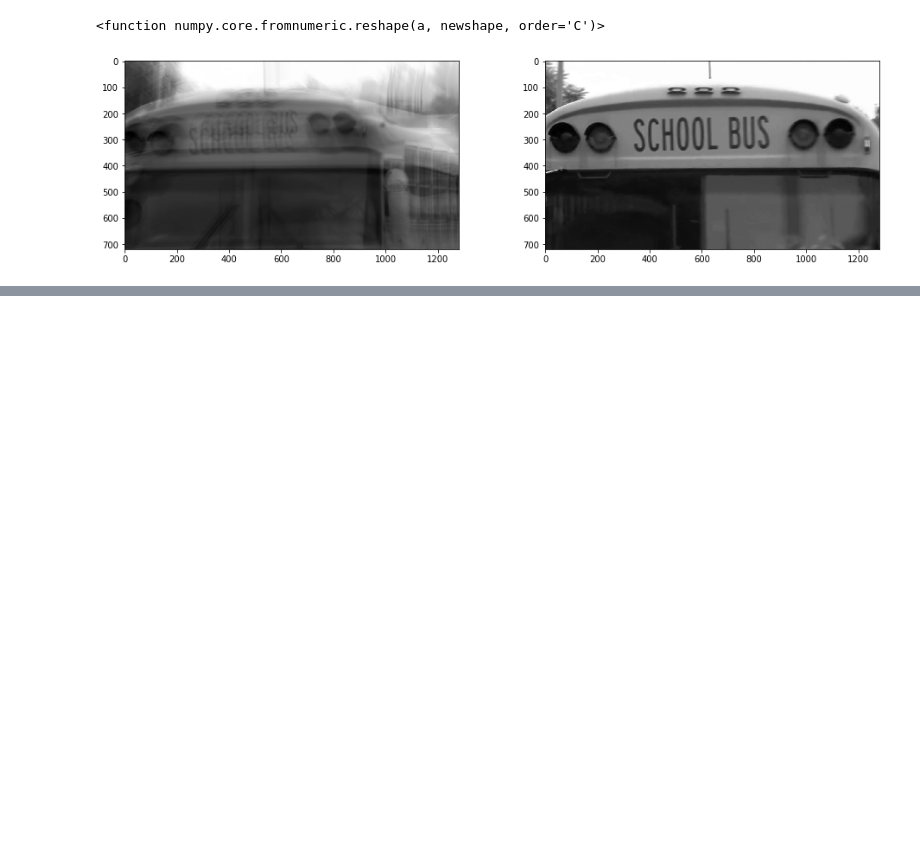
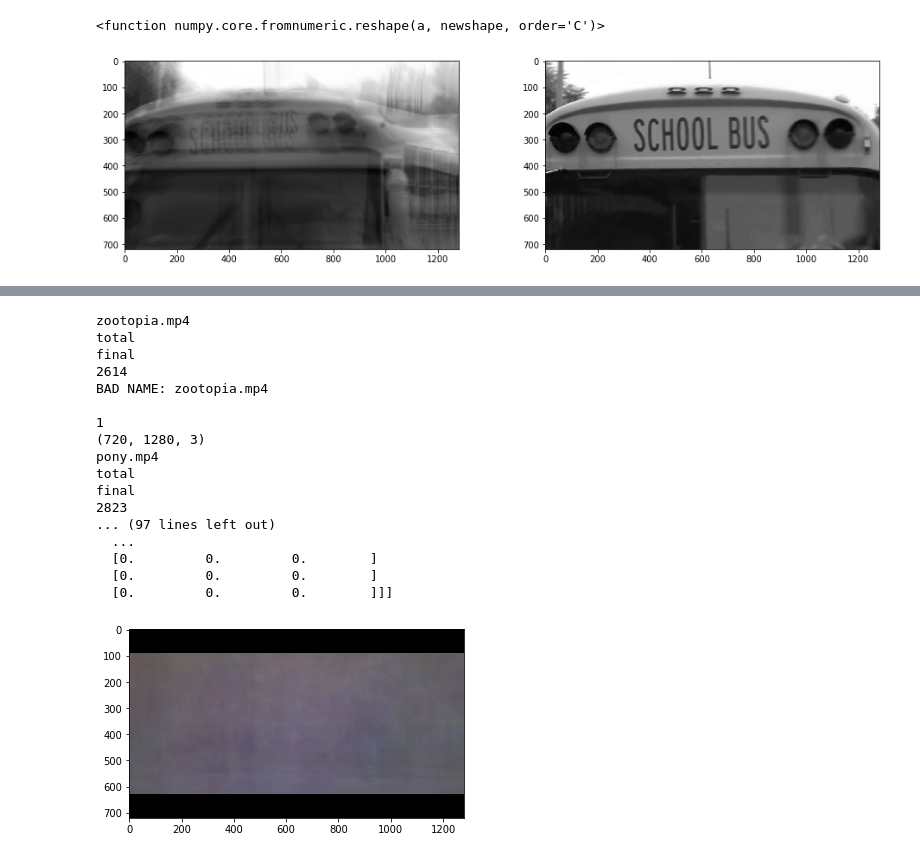
Before and after one commit to lbracken17/Image-Processing-Final-Projec, a Jupyter notebook: project-work-and-such-1.ipynb, the cells around one changed output, grey strips where cells are left out. Drawn from its saved outputs; the diff is of its cells as text; code cells hidden in the pictures; blank space fills up the shorter version.

```diff
--- a/project-work-and-such-1.ipynb
+++ b/project-work-and-such-1.ipynb
@@ -416,0 +472,21 @@ ModeFinder("insideout.mp4")
+# %%
+test = TrailerReadTotal("tester.txt", "test")
+# %% [output]
+zootopia.mp4
+total
+final
+2614
+BAD NAME: zootopia.mp4
+
+1
+(720, 1280, 3)
+pony.mp4
+total
+final
+2823
+... (97 lines left out)
+  ...
+  [0.         0.         0.        ]
+  [0.         0.         0.        ]
+  [0.         0.         0.        ]]]
+[figure, added]
```
Also changed, not shown: parts of 23 cells of this notebook.
